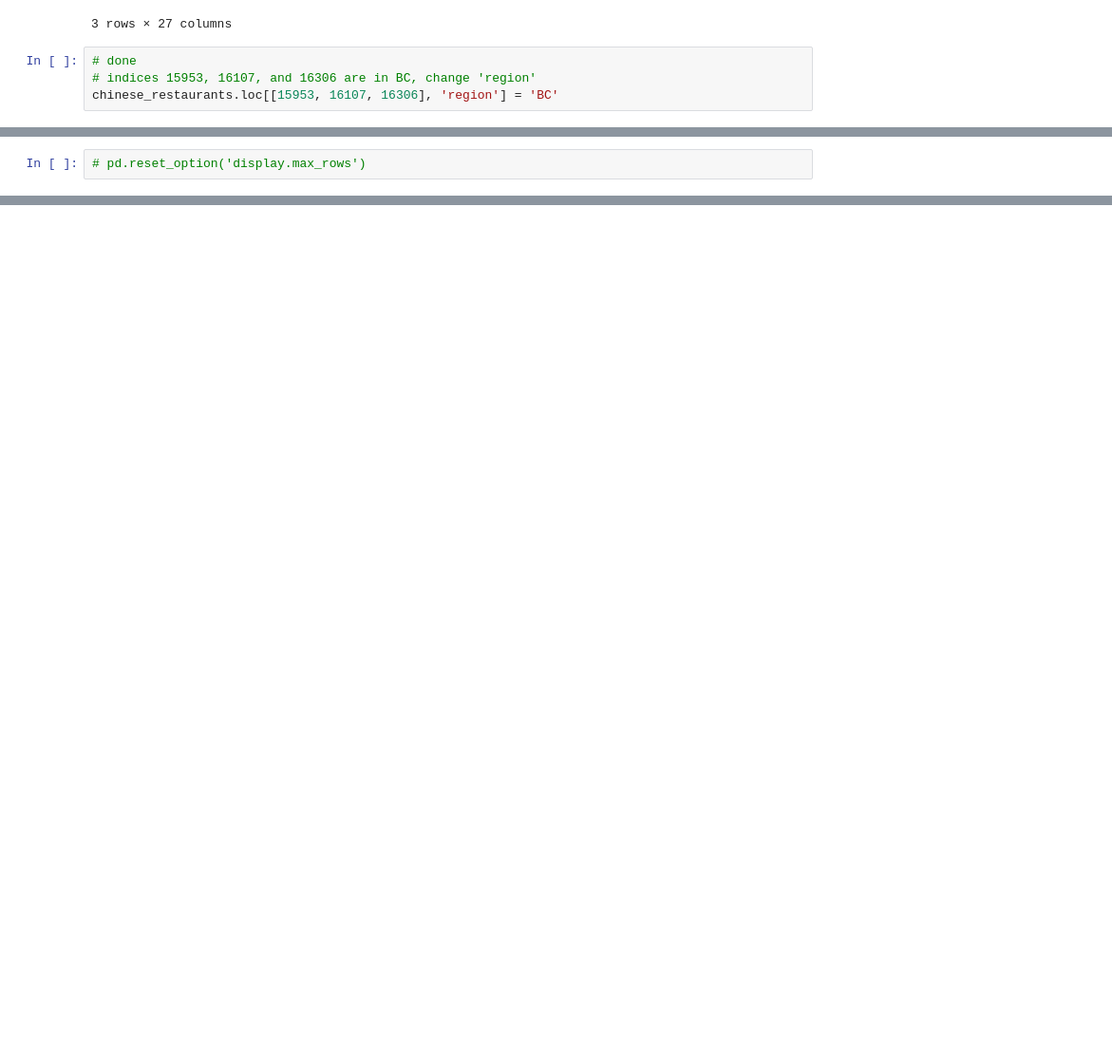
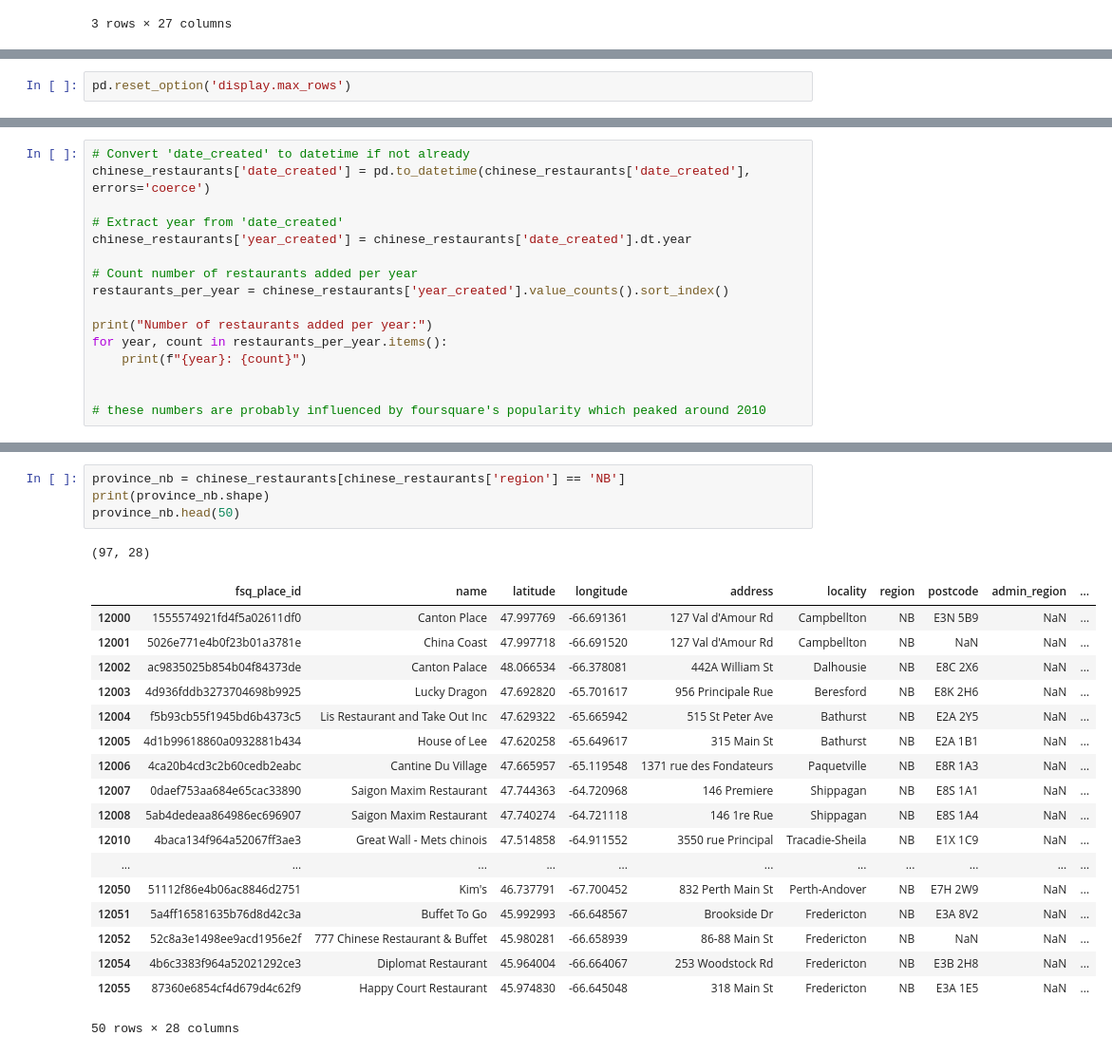
Before and after one commit to jfung53/chinese-restaurants, a Jupyter notebook: fsq_openplaces.ipynb, the cells around one changed output, grey strips where cells are left out. Shown at 95% size. Saved outputs shown, nothing was run; the diff lists cells and outputs as text; blank space fills up the shorter version.

```diff
--- a/fsq_openplaces.ipynb
+++ b/fsq_openplaces.ipynb
@@ -492,7 +502,3 @@ fixregion_canada
 | 16107 | 4b04a6fbf964a520f35522e3 | Chop & Wok | 49.265765 | -123.121365 | 786 W. 6th Ave. | Vancouver | Canada | NaN | NaN | ... |
 | 16306 | 4aec8791f964a52053c821e3 | Cafe seventh heaven | 49.183088 | -123.133930 | 2792 aberdeen centre, 4151 hazelb... | Richmond | Canada | V6x 4j7 | NaN | ... |
 3 rows × 27 columns
-# %%
-# done
-# indices 15953, 16107, and 16306 are in BC, change 'region'
-chinese_restaurants.loc[[15953, 16107, 16306], 'region'] = 'BC'
@@ -499,2 +508,2 @@ chinese_restaurants.loc[[15953, 16107, 16306], 'region'] = 'BC'
 # %%
-# pd.reset_option('display.max_rows')
+pd.reset_option('display.max_rows')
@@ -500,0 +582,16 @@ chinese_restaurants.loc[[15953, 16107, 16306], 'region'] = 'BC'
+# %%
+# Convert 'date_created' to datetime if not already
+chinese_restaurants['date_created'] = pd.to_datetime(chinese_restaurants['date_created'], errors='coerce')
+
+# Extract year from 'date_created'
+chinese_restaurants['year_created'] = chinese_restaurants['date_created'].dt.year
+
+# Count number of restaurants added per year
+restaurants_per_year = chinese_restaurants['year_created'].value_counts().sort_index()
+
+print("Number of restaurants added per year:")
+for year, count in restaurants_per_year.items():
+    print(f"{year}: {count}")
+
+
+# these numbers are probably influenced by foursquare's popularity which peaked around 2010
@@ -500,0 +704,24 @@ chinese_restaurants.loc[[15953, 16107, 16306], 'region'] = 'BC'
+# %%
+province_nb = chinese_restaurants[chinese_restaurants['region'] == 'NB']
+print(province_nb.shape)
+province_nb.head(50)
+# %% [output]
+(97, 28)
+|  | fsq_place_id | name | latitude | longitude | address | locality | region | postcode | admin_region | ... |
+| 12000 | 1555574921fd4f5a02611df0 | Canton Place | 47.997769 | -66.691361 | 127 Val d'Amour Rd | Campbellton | NB | E3N 5B9 | NaN | ... |
+| 12001 | 5026e771e4b0f23b01a3781e | China Coast | 47.997718 | -66.691520 | 127 Val d'Amour Rd | Campbellton | NB | NaN | NaN | ... |
+| 12002 | ac9835025b854b04f84373de | Canton Palace | 48.066534 | -66.378081 | 442A William St | Dalhousie | NB | E8C 2X6 | NaN | ... |
+| 12003 | 4d936fddb3273704698b9925 | Lucky Dragon | 47.692820 | -65.701617 | 956 Principale Rue | Beresford | NB | E8K 2H6 | NaN | ... |
+| 12004 | f5b93cb55f1945bd6b4373c5 | Lis Restaurant and Take Out Inc | 47.629322 | -65.665942 | 515 St Peter Ave | Bathurst | NB | E2A 2Y5 | NaN | ... |
+| 12005 | 4d1b99618860a0932881b434 | House of Lee | 47.620258 | -65.649617 | 315 Main St | Bathurst | NB | E2A 1B1 | NaN | ... |
+| 12006 | 4ca20b4cd3c2b60cedb2eabc | Cantine Du Village | 47.665957 | -65.119548 | 1371 rue des Fondateurs | Paquetville | NB | E8R 1A3 | NaN | ... |
+| 12007 | 0daef753aa684e65cac33890 | Saigon Maxim Restaurant | 47.744363 | -64.720968 | 146 Premiere | Shippagan | NB | E8S 1A1 | NaN | ... |
+| 12008 | 5ab4dedeaa864986ec696907 | Saigon Maxim Restaurant | 47.740274 | -64.721118 | 146 1re Rue | Shippagan | NB | E8S 1A4 | NaN | ... |
+| 12010 | 4baca134f964a52067ff3ae3 | Great Wall - Mets chinois | 47.514858 | -64.911552 | 3550 rue Principal | Tracadie-Sheila | NB | E1X 1C9 | NaN | ... |
+| ... | ... | ... | ... | ... | ... | ... | ... | ... | ... | ... |
+| 12050 | 51112f86e4b06ac8846d2751 | Kim's | 46.737791 | -67.700452 | 832 Perth Main St | Perth-Andover | NB | E7H 2W9 | NaN | ... |
+| 12051 | 5a4ff16581635b76d8d42c3a | Buffet To Go | 45.992993 | -66.648567 | Brookside Dr | Fredericton | NB | E3A 8V2 | NaN | ... |
+| 12052 | 52c8a3e1498ee9acd1956e2f | 777 Chinese Restaurant & Buffet | 45.980281 | -66.658939 | 86-88 Main St | Fredericton | NB | NaN | NaN | ... |
+| 12054 | 4b6c3383f964a52021292ce3 | Diplomat Restaurant | 45.964004 | -66.664067 | 253 Woodstock Rd | Fredericton | NB | E3B 2H8 | NaN | ... |
+| 12055 | 87360e6854cf4d679d4c62f9 | Happy Court Restaurant | 45.974830 | -66.645048 | 318 Main St | Fredericton | NB | E3A 1E5 | NaN | ... |
+50 rows × 28 columns
```
Also changed, not shown: parts of 18 cells of this notebook.
